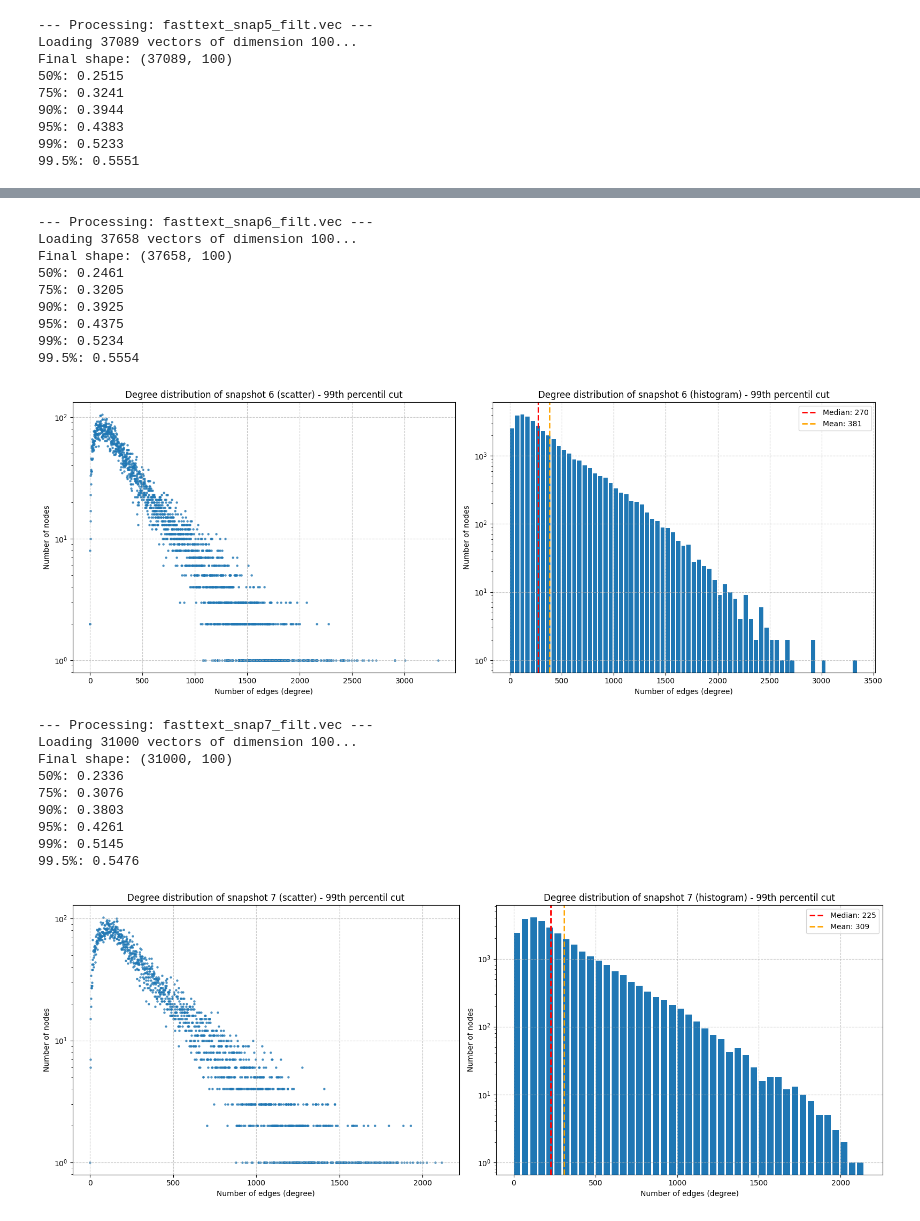
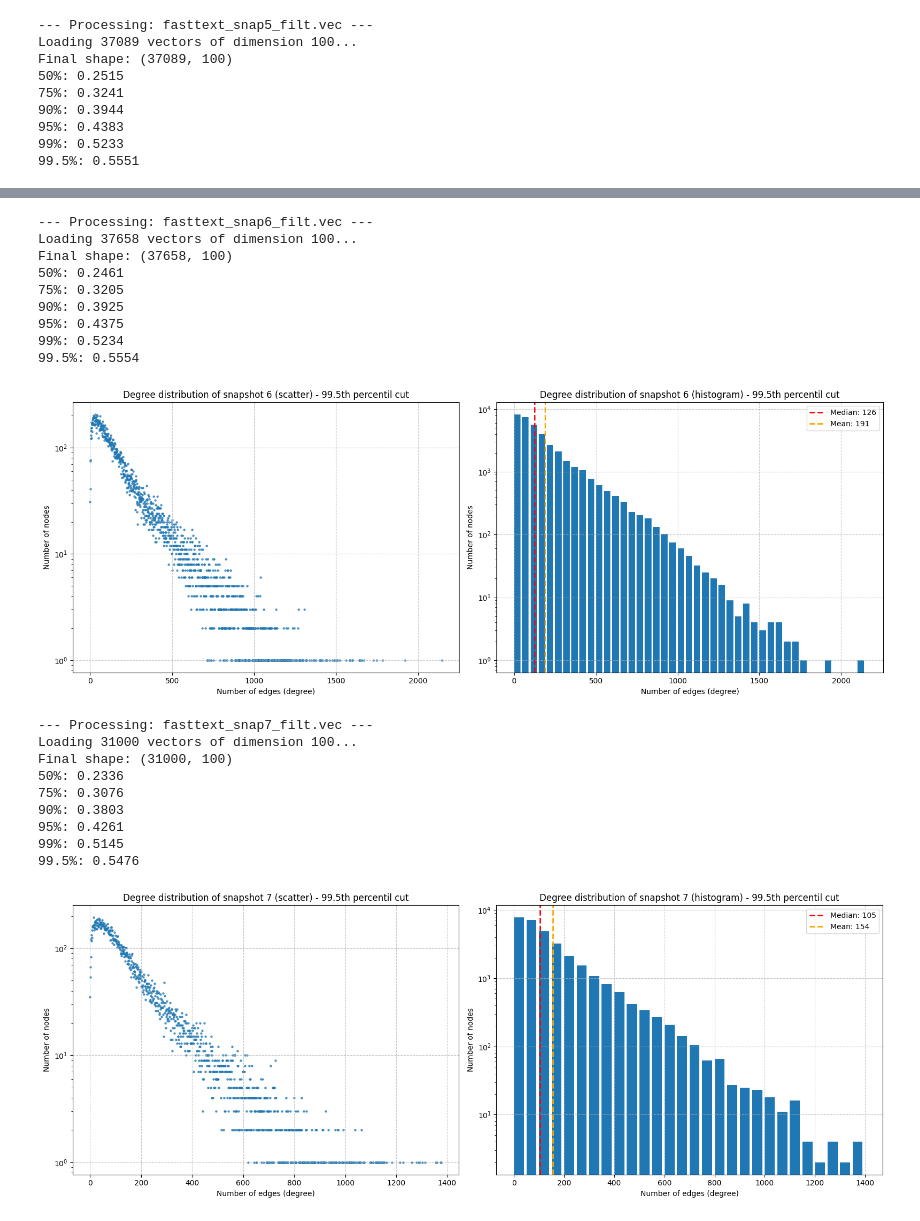
Before and after one commit to ChefBB/acn_project, a Jupyter notebook: edges_analysis/threshold_study.ipynb, the cells around one changed output, grey strips where cells are left out. Cells and saved outputs as stored; diff of their text form; code cells hidden in the pictures.

```diff
--- a/edges_analysis/threshold_study.ipynb
+++ b/edges_analysis/threshold_study.ipynb
@@ -137,7 +139,7 @@ def print_similarity_stats_sustainable(emb_dir, perc=99):
         plt.tight_layout()
         plt.show()
 # %%
-print_similarity_stats_sustainable(emb_dir, 99)
+print_similarity_stats_sustainable(emb_dir, 99.5)
 # %% [output]
 --- Processing: fasttext_snap1_filt.vec ---
 Loading 34742 vectors of dimension 100...
@@ -192,23 +194,23 @@ Final shape: (37089, 100)
 --- Processing: fasttext_snap6_filt.vec ---
 Loading 37658 vectors of dimension 100...
 Final shape: (37658, 100)
 50%: 0.2461
 75%: 0.3205
 90%: 0.3925
 95%: 0.4375
 99%: 0.5234
 99.5%: 0.5554
-[figure, old version]
+[figure, new version]
 --- Processing: fasttext_snap7_filt.vec ---
 Loading 31000 vectors of dimension 100...
 Final shape: (31000, 100)
 50%: 0.2336
 75%: 0.3076
 90%: 0.3803
 95%: 0.4261
 99%: 0.5145
 99.5%: 0.5476
-[figure, old version]
+[figure, new version]
 # %%
 # Function to save edges above a certain similarity threshold to a TSV file
 def save_nodes_edges(
```
Also changed, not shown: parts of 7 cells of this notebook, 4 other files.
